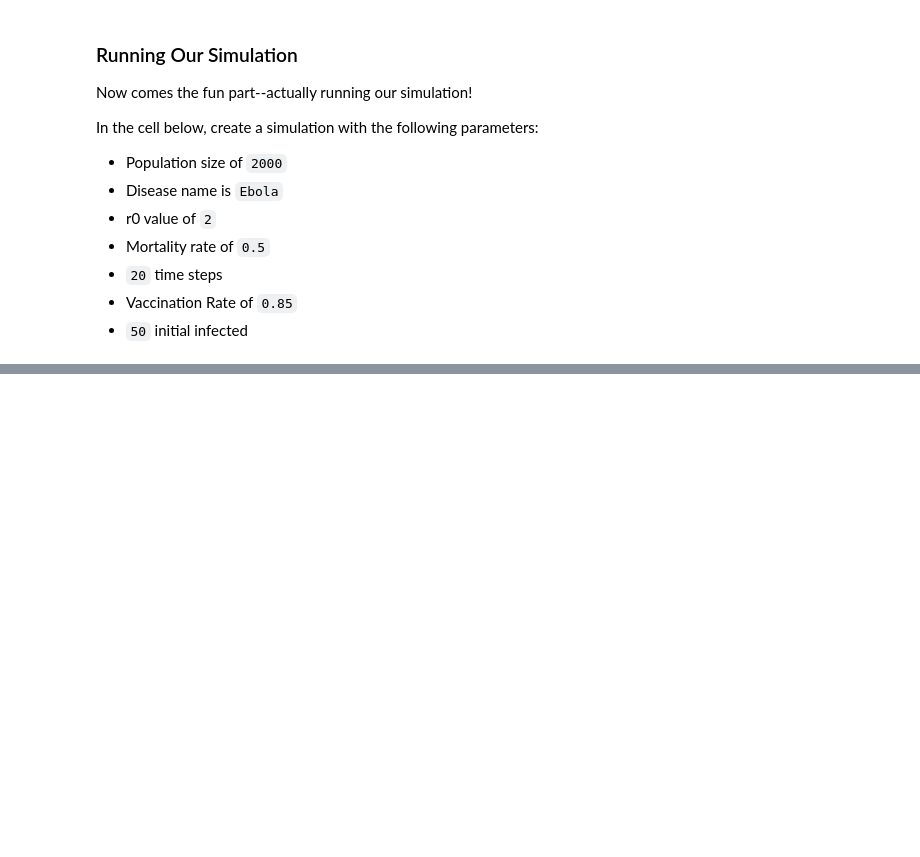
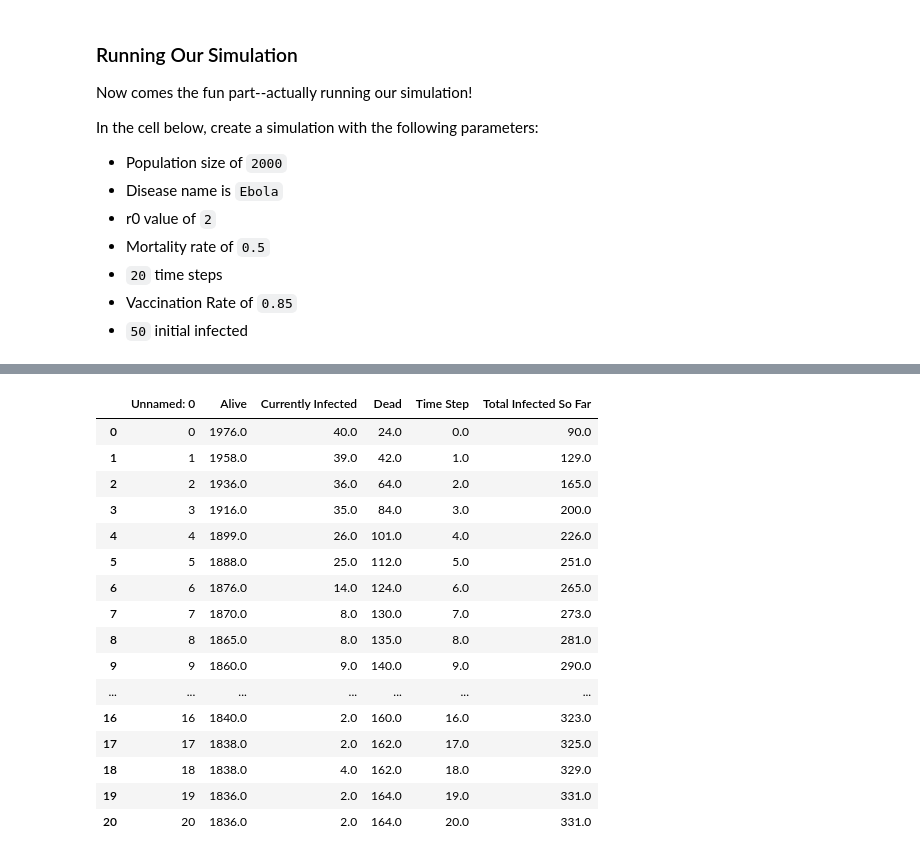
Before and after one commit to MissAle17/dsc-1-07-14-building-an-object-oriented-simulation-lab-online-ds-sp-000, a Jupyter notebook: index.ipynb, the cells around one changed output, grey strips where cells are left out. Saved outputs shown, nothing was run; the diff lists cells and outputs as text; code cells hidden in the pictures; blank space fills up the shorter version.

```diff
--- a/index.ipynb
+++ b/index.ipynb
@@ -432,6 +465,24 @@ AttributeError: 'NoneType' object has no attribute 'is_infected'
 # %%
-#results = pd.read_csv('simulation.csv')
-#results
+results = pd.read_csv('simulation.csv')
+results
+# %% [output]
+|  | Unnamed: 0 | Alive | Currently Infected | Dead | Time Step | Total Infected So Far |
+| 0 | 0 | 1976.0 | 40.0 | 24.0 | 0.0 | 90.0 |
+| 1 | 1 | 1958.0 | 39.0 | 42.0 | 1.0 | 129.0 |
+| 2 | 2 | 1936.0 | 36.0 | 64.0 | 2.0 | 165.0 |
+| 3 | 3 | 1916.0 | 35.0 | 84.0 | 3.0 | 200.0 |
+| 4 | 4 | 1899.0 | 26.0 | 101.0 | 4.0 | 226.0 |
+| 5 | 5 | 1888.0 | 25.0 | 112.0 | 5.0 | 251.0 |
+| 6 | 6 | 1876.0 | 14.0 | 124.0 | 6.0 | 265.0 |
+| 7 | 7 | 1870.0 | 8.0 | 130.0 | 7.0 | 273.0 |
+| 8 | 8 | 1865.0 | 8.0 | 135.0 | 8.0 | 281.0 |
+| 9 | 9 | 1860.0 | 9.0 | 140.0 | 9.0 | 290.0 |
+| ... | ... | ... | ... | ... | ... | ... |
+| 16 | 16 | 1840.0 | 2.0 | 160.0 | 16.0 | 323.0 |
+| 17 | 17 | 1838.0 | 2.0 | 162.0 | 17.0 | 325.0 |
+| 18 | 18 | 1838.0 | 4.0 | 162.0 | 18.0 | 329.0 |
+| 19 | 19 | 1836.0 | 2.0 | 164.0 | 19.0 | 331.0 |
+| 20 | 20 | 1836.0 | 2.0 | 164.0 | 20.0 | 331.0 |
 # %% [markdown]
 If you didn't change the random seed, your results should look like this:
 
```
Also changed, not shown: parts of 6 cells of this notebook, 1 other file.
